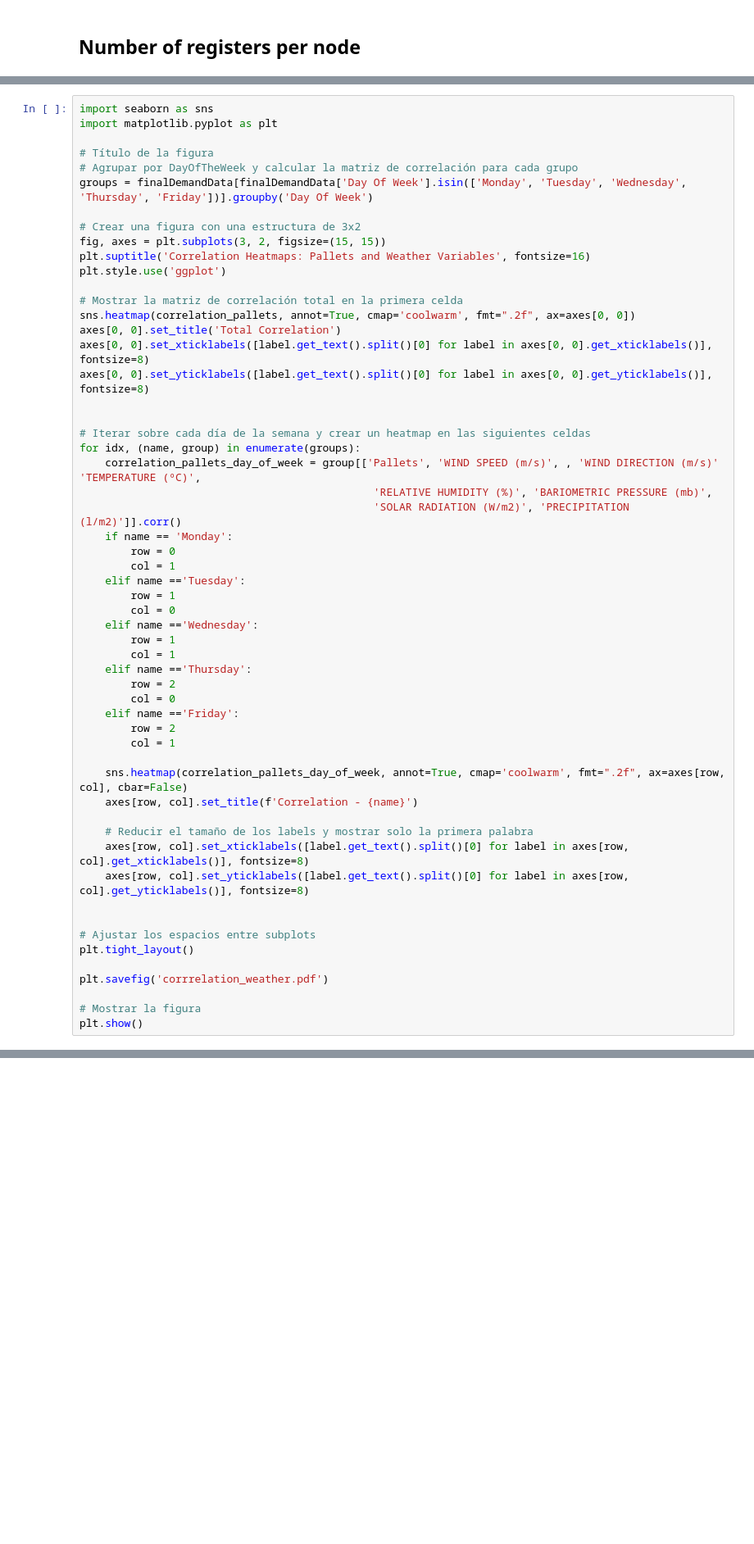
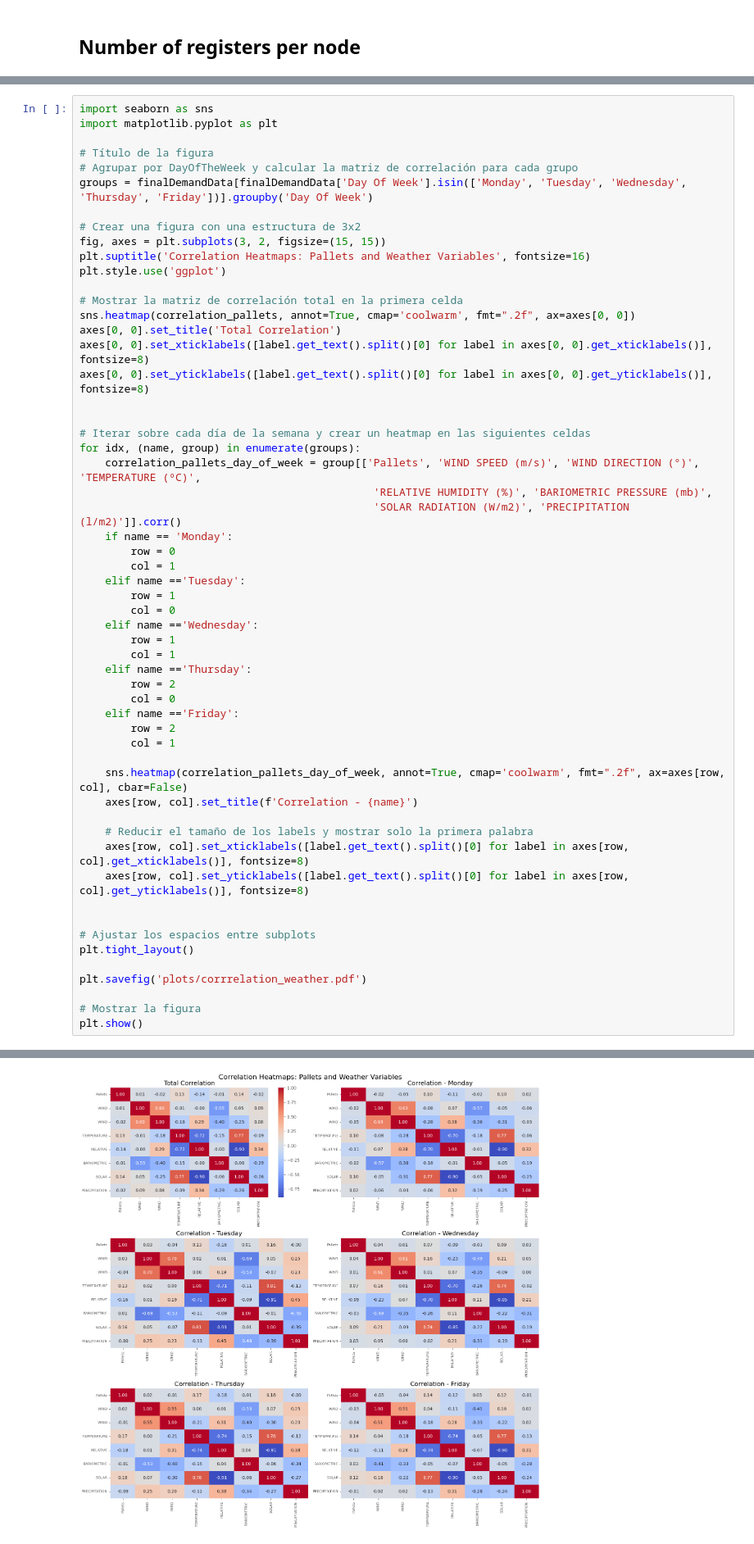
Before and after one commit to critobfer/StocasticOpt, a Jupyter notebook: data/study_data.ipynb, the cells around one changed output, grey strips where cells are left out. Shown at 82% size. Cells and saved outputs as stored; diff of their text form; blank space fills up the shorter version.

```diff
--- a/data/study_data.ipynb
+++ b/data/study_data.ipynb
@@ -228,7 +228,7 @@ axes[0, 0].set_yticklabels([label.get_text().split()[0] for label in axes[0, 0].
 
 # Iterar sobre cada día de la semana y crear un heatmap en las siguientes celdas
 for idx, (name, group) in enumerate(groups):
-    correlation_pallets_day_of_week = group[['Pallets', 'WIND SPEED (m/s)', , 'WIND DIRECTION (m/s)' 'TEMPERATURE (ºC)',
+    correlation_pallets_day_of_week = group[['Pallets', 'WIND SPEED (m/s)', 'WIND DIRECTION (°)', 'TEMPERATURE (ºC)',
                                               'RELATIVE HUMIDITY (%)', 'BARIOMETRIC PRESSURE (mb)',
                                               'SOLAR RADIATION (W/m2)', 'PRECIPITATION (l/m2)']].corr()
     if name == 'Monday':
@@ -258,7 +258,7 @@ for idx, (name, group) in enumerate(groups):
 # Ajustar los espacios entre subplots
 plt.tight_layout()
 
-plt.savefig('corrrelation_weather.pdf')
+plt.savefig('plots/corrrelation_weather.pdf')
 
 # Mostrar la figura
 plt.show()
@@ -267,3 +266,4 @@ SyntaxError: invalid syntax (1659315095.py, line 22)
+[figure, added]
 # %%
 import matplotlib.pyplot as plt
 
```
Also changed, not shown: parts of 7 cells of this notebook, 18 other files.
